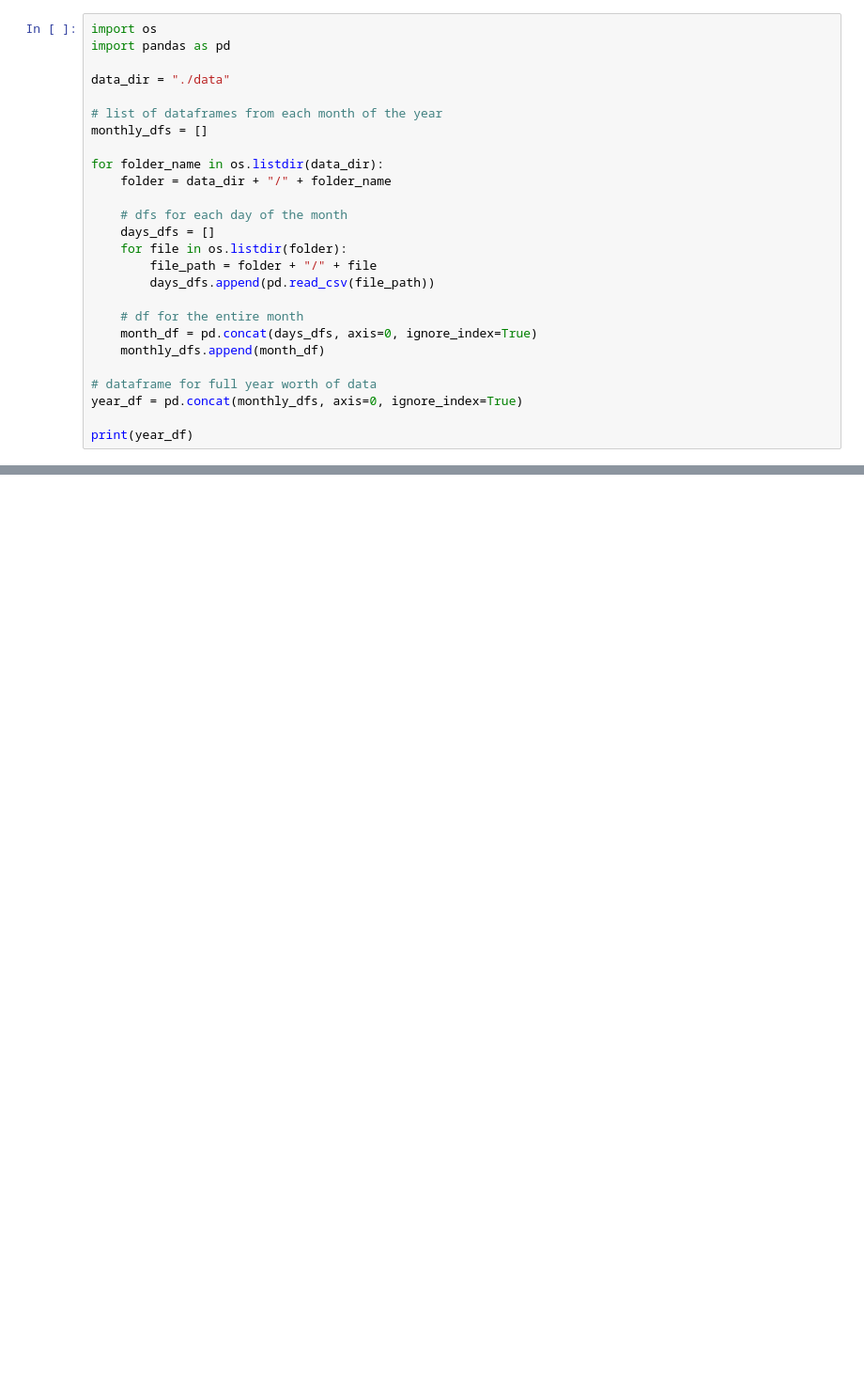
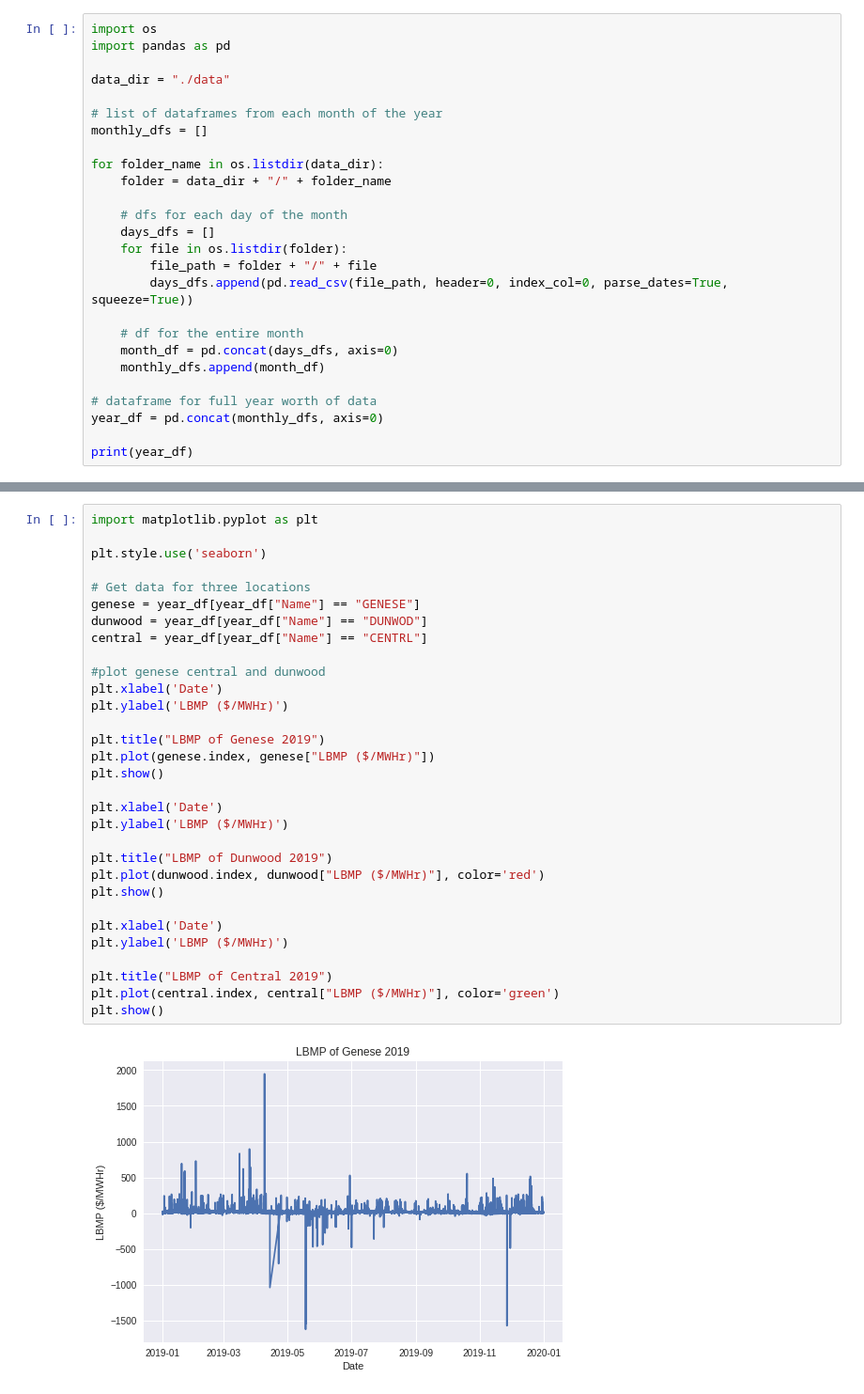
Before and after one commit to a-small-lab/SYS_5581_Neg_Emissions, a Jupyter notebook: SYS_5581_Project.ipynb, the cells around one changed output, grey strips where cells are left out. Shown at 94% size. Cells and saved outputs as stored; diff of their text form; blank space fills up the shorter version.

```diff
--- a/SYS_5581_Project.ipynb
+++ b/SYS_5581_Project.ipynb
@@ -20,14 +26,14 @@ for folder_name in os.listdir(data_dir):
     days_dfs = []
     for file in os.listdir(folder):
         file_path = folder + "/" + file
-        days_dfs.append(pd.read_csv(file_path))
+        days_dfs.append(pd.read_csv(file_path, header=0, index_col=0, parse_dates=True, squeeze=True))
 
     # df for the entire month
-    month_df = pd.concat(days_dfs, axis=0, ignore_index=True)
+    month_df = pd.concat(days_dfs, axis=0)
     monthly_dfs.append(month_df)
 
 # dataframe for full year worth of data
-year_df = pd.concat(monthly_dfs, axis=0, ignore_index=True)
+year_df = pd.concat(monthly_dfs, axis=0)
 
 print(year_df)
 # %% [output]
@@ -95,0 +87,33 @@ Name: LBMP ($/MWHr), Length: 106853, dtype: float64
+# %%
+import matplotlib.pyplot as plt
+
+plt.style.use('seaborn')
+
+# Get data for three locations
+genese = year_df[year_df["Name"] == "GENESE"]
+dunwood = year_df[year_df["Name"] == "DUNWOD"]
+central = year_df[year_df["Name"] == "CENTRL"]
+
+#plot genese central and dunwood
+plt.xlabel('Date')
+plt.ylabel('LBMP ($/MWHr)')
+
+plt.title("LBMP of Genese 2019")
+plt.plot(genese.index, genese["LBMP ($/MWHr)"])
+plt.show()
+
+plt.xlabel('Date')
+plt.ylabel('LBMP ($/MWHr)')
+
+plt.title("LBMP of Dunwood 2019")
+plt.plot(dunwood.index, dunwood["LBMP ($/MWHr)"], color='red')
+plt.show()
+
+plt.xlabel('Date')
+plt.ylabel('LBMP ($/MWHr)')
+
+plt.title("LBMP of Central 2019")
+plt.plot(central.index, central["LBMP ($/MWHr)"], color='green')
+plt.show()
+# %% [output]
+[figure, added]
```
Also changed, not shown: parts of 10 cells of this notebook.
